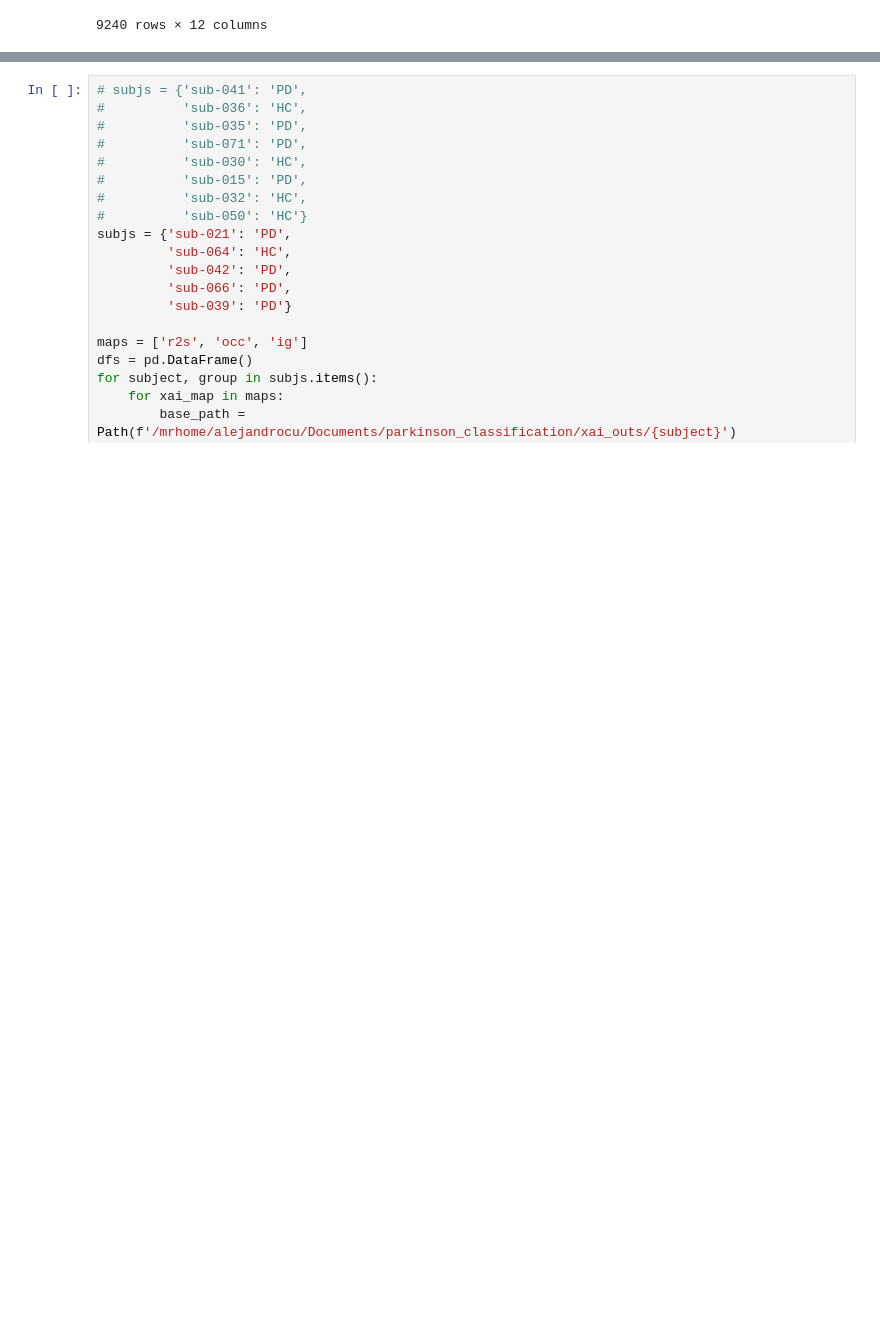
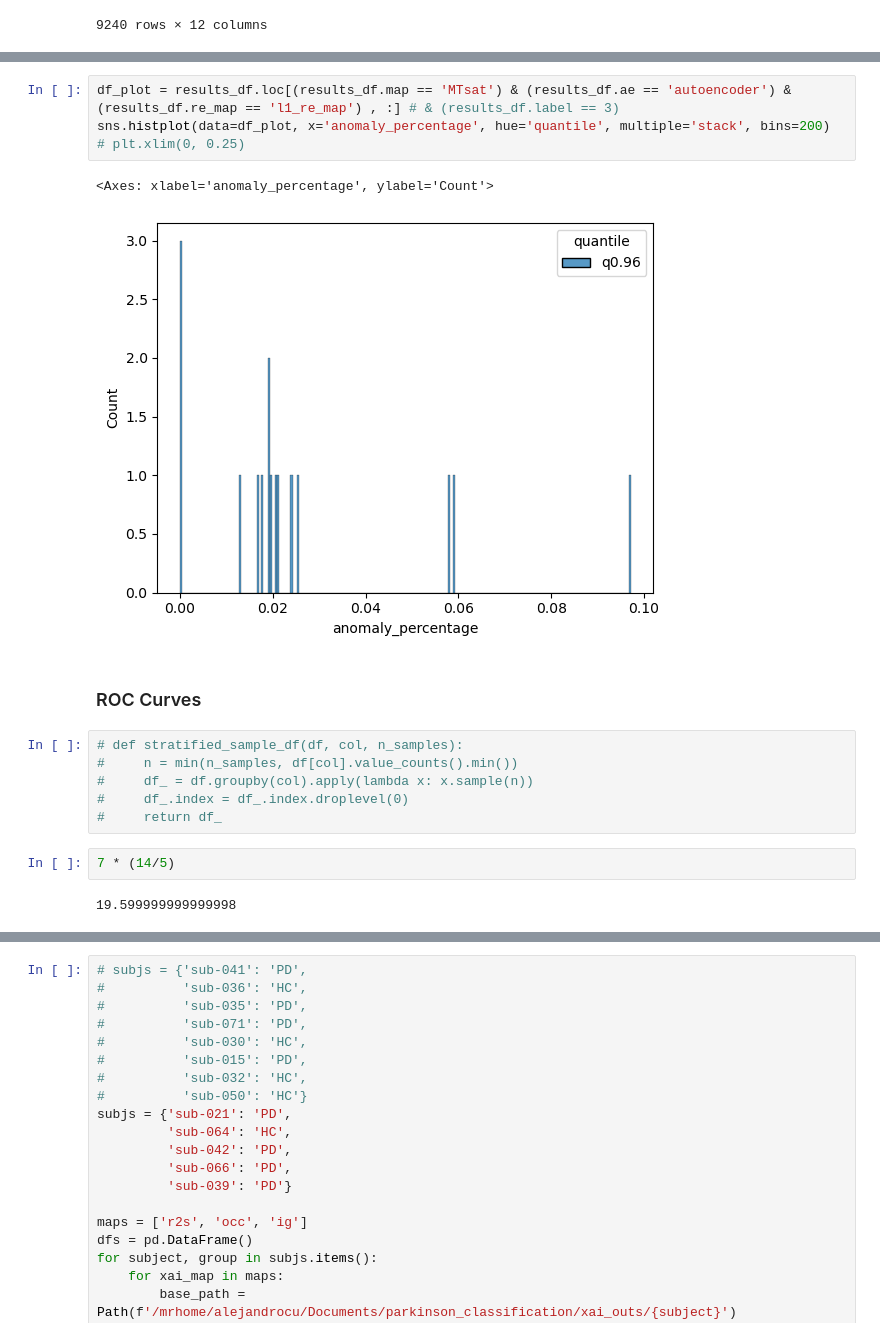
Before and after one commit to alexCortinaU/parkinson_classification, a Jupyter notebook: proc_xai_maps.ipynb, the cells around one changed output, grey strips where cells are left out. Drawn from its saved outputs; the diff is of its cells as text; blank space fills up the shorter version.

```diff
--- a/proc_xai_maps.ipynb
+++ b/proc_xai_maps.ipynb
@@ -129,0 +345,19 @@ dfs
+# %%
+df_plot = results_df.loc[(results_df.map == 'MTsat') & (results_df.ae == 'autoencoder') & (results_df.re_map == 'l1_re_map') , :] # & (results_df.label == 3)
+sns.histplot(data=df_plot, x='anomaly_percentage', hue='quantile', multiple='stack', bins=200)
+# plt.xlim(0, 0.25)
+# %% [output]
+<Axes: xlabel='anomaly_percentage', ylabel='Count'>
+[figure, added]
+# %% [markdown]
+### ROC Curves
+# %%
+# def stratified_sample_df(df, col, n_samples):
+#     n = min(n_samples, df[col].value_counts().min())
+#     df_ = df.groupby(col).apply(lambda x: x.sample(n))
+#     df_.index = df_.index.droplevel(0)
+#     return df_
+# %%
+7 * (14/5)
+# %% [output]
+19.599999999999998
```
Also changed, not shown: parts of 30 cells of this notebook, 2 other files.
